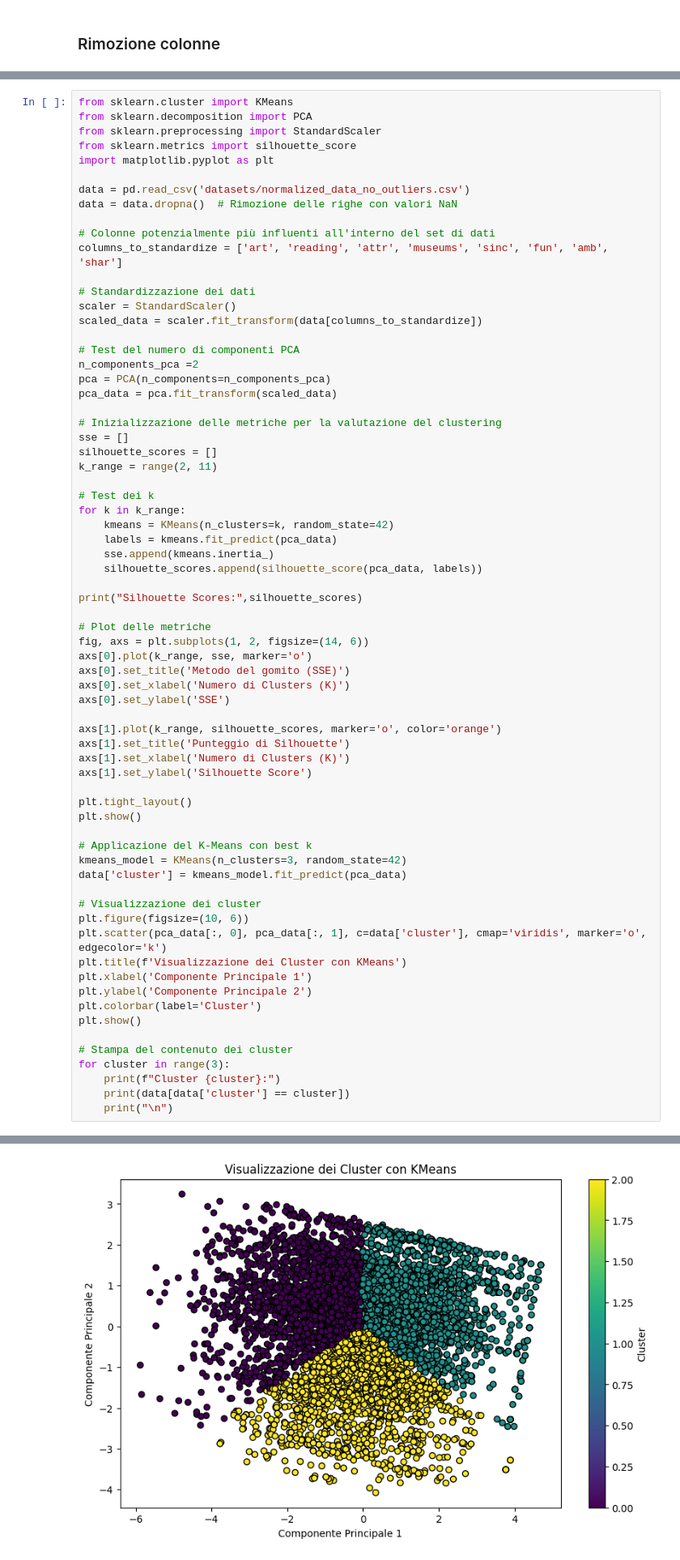
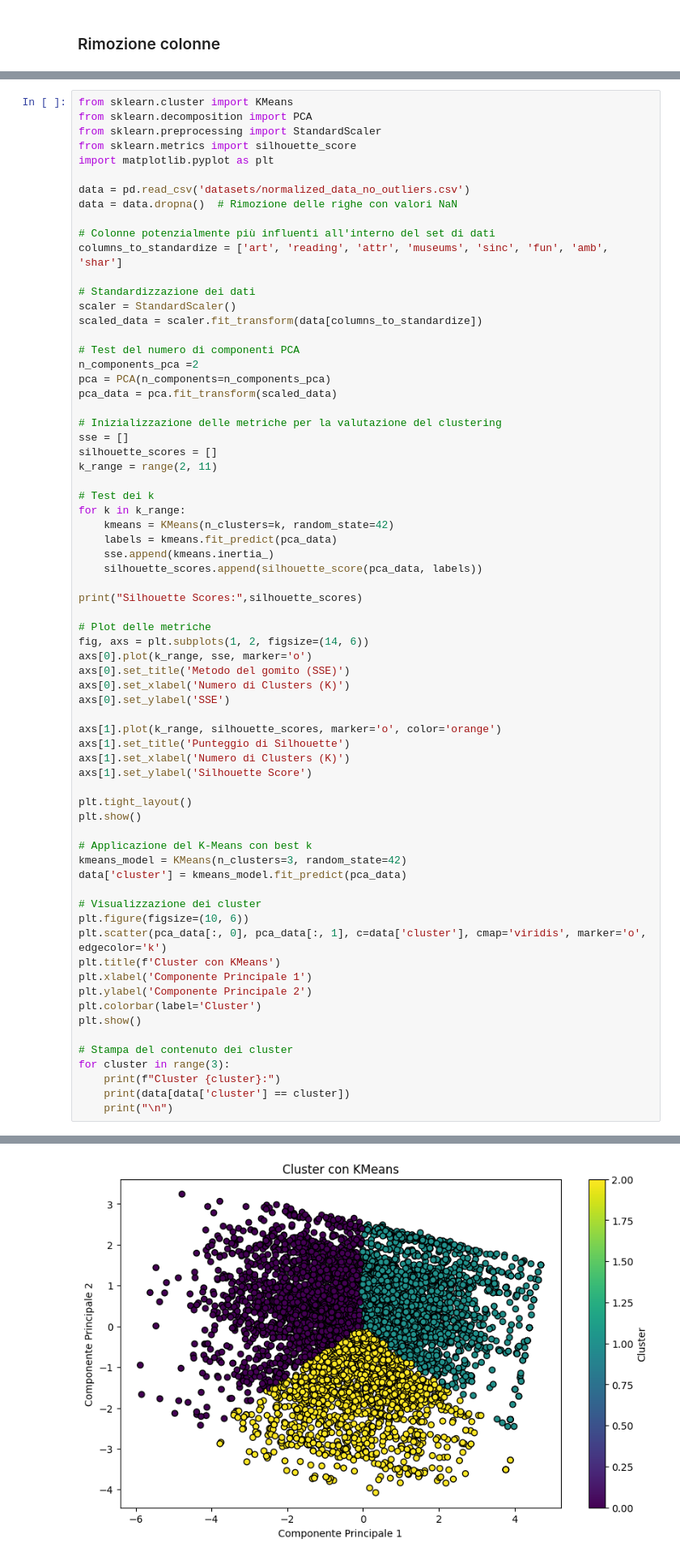
Before and after one commit to MirkoRusso/Progetto_SMDA, a Jupyter notebook: People_Recommendation_System.ipynb, the cells around one changed output, grey strips where cells are left out. Shown at 81% size. Drawn from its saved outputs; the diff is of its cells as text.

```diff
--- a/People_Recommendation_System.ipynb
+++ b/People_Recommendation_System.ipynb
@@ -211,35 +407,35 @@ axs[0].set_xlabel('Numero di Clusters (K)')
 axs[0].set_ylabel('SSE')
 
 axs[1].plot(k_range, silhouette_scores, marker='o', color='orange')
 axs[1].set_title('Punteggio di Silhouette')
 axs[1].set_xlabel('Numero di Clusters (K)')
 axs[1].set_ylabel('Silhouette Score')
 
 plt.tight_layout()
 plt.show()
 
 # Applicazione del K-Means con best k
 kmeans_model = KMeans(n_clusters=3, random_state=42)
 data['cluster'] = kmeans_model.fit_predict(pca_data)
 
 # Visualizzazione dei cluster
 plt.figure(figsize=(10, 6))
 plt.scatter(pca_data[:, 0], pca_data[:, 1], c=data['cluster'], cmap='viridis', marker='o', edgecolor='k')
-plt.title(f'Visualizzazione dei Cluster con KMeans')
+plt.title(f'Cluster con KMeans')
 plt.xlabel('Componente Principale 1')
 plt.ylabel('Componente Principale 2')
 plt.colorbar(label='Cluster')
 plt.show()
 
 # Stampa del contenuto dei cluster
 for cluster in range(3):
     print(f"Cluster {cluster}:")
     print(data[data['cluster'] == cluster])
     print("\n")
 # %% [output]
 Silhouette Scores: [np.float64(0.33856243239546974), np.float64(0.3576704273257263), np.float64(0.3281885586379125), np.float64(0.3032717674359067), np.float64(0.33446710111108285), np.float64(0.32199 ...
 [figure]
-[figure, old version]
+[figure, new version]
 Cluster 0:
       gender   age             field  \
 0          0  24.0               law
```
Also changed, not shown: parts of 19 cells of this notebook.
